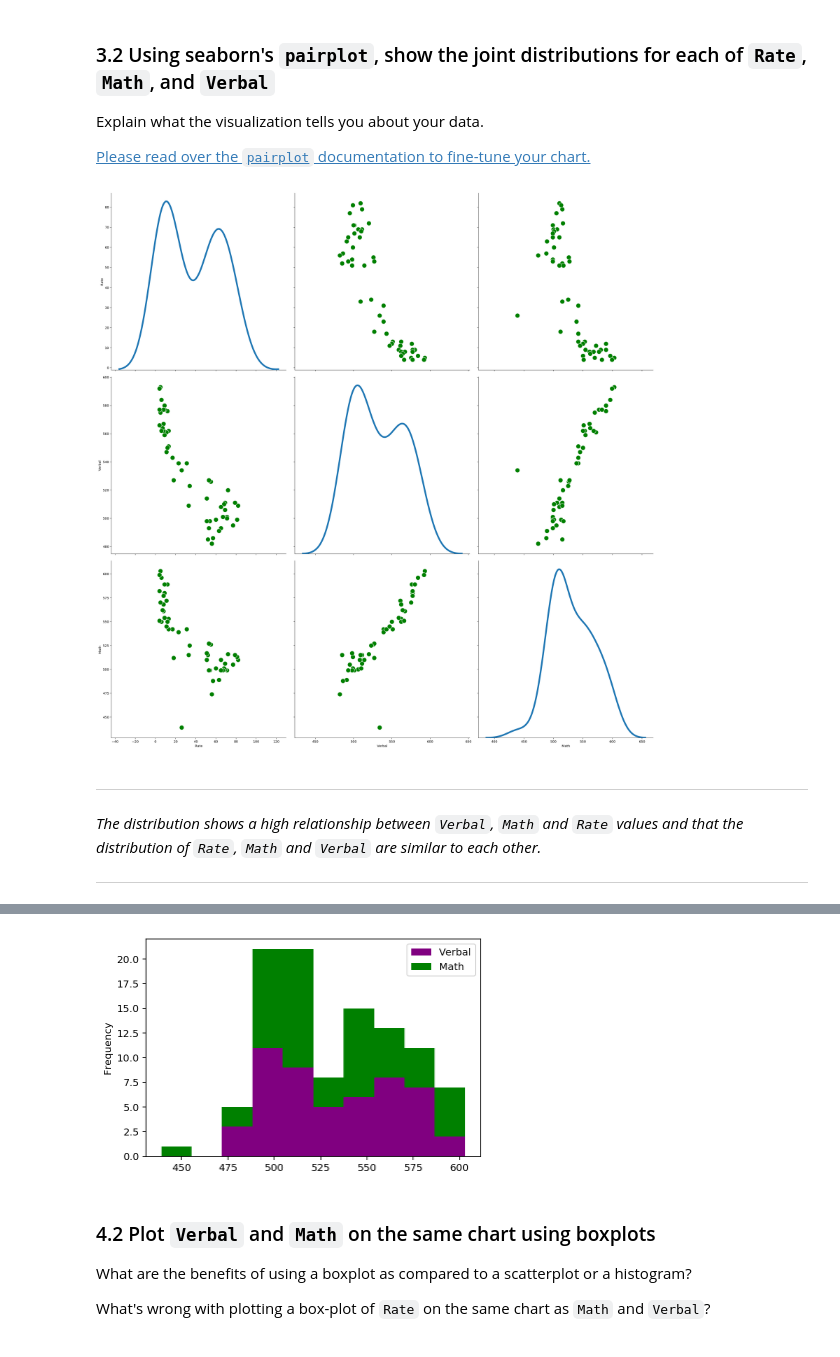
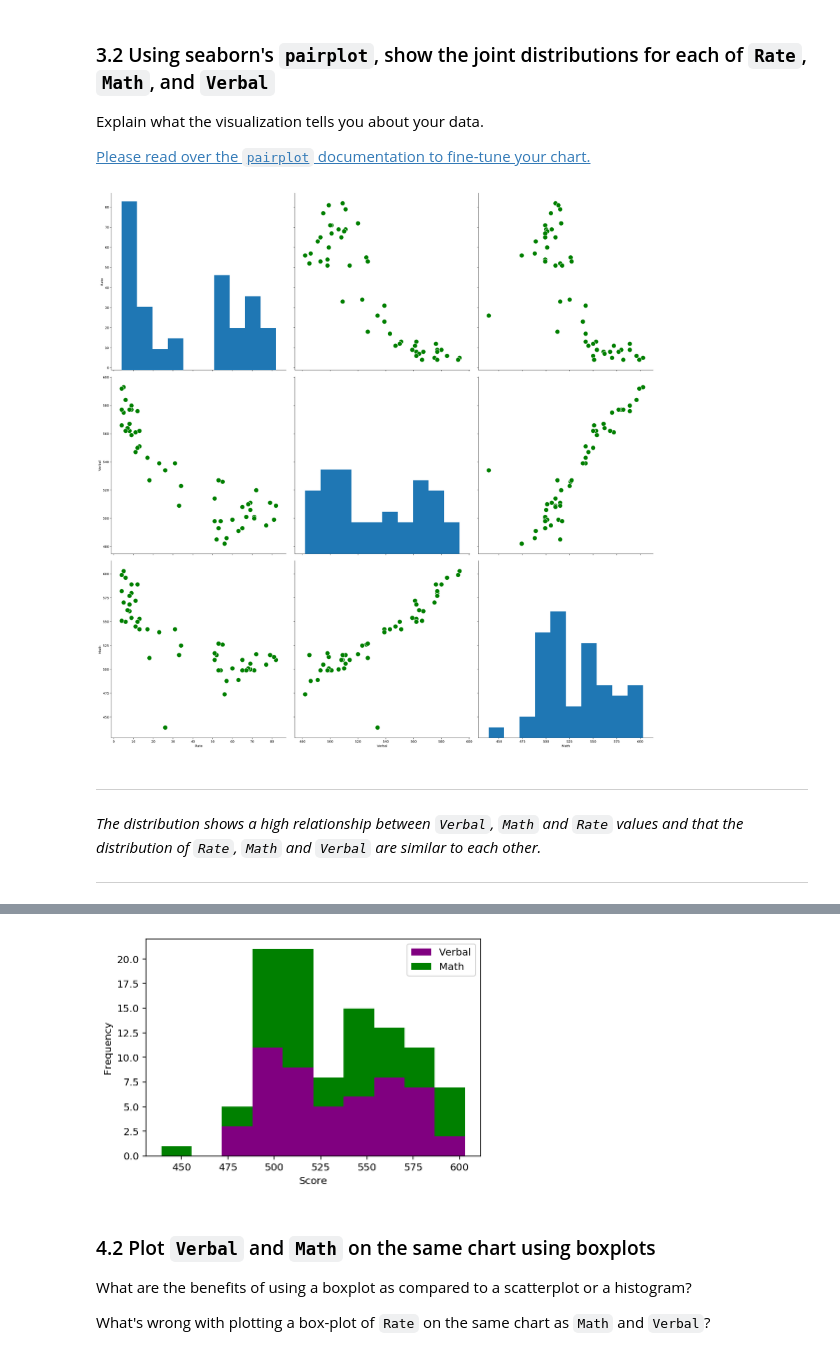
Before and after one commit to yingkh/dsi-sg-03-projects, a Jupyter notebook: project-two/kaho-project2.ipynb, the cells around one changed output, grey strips where cells are left out. Cells and saved outputs as stored; diff of their text form; code cells hidden in the pictures.

Commit message:
Add labels to some graphs.

```diff
--- a/project-two/kaho-project2.ipynb
+++ b/project-two/kaho-project2.ipynb
@@ -193,10 +195,10 @@ Explain what the visualization tells you about your data.
 
 [Please read over the `pairplot` documentation to fine-tune your chart.](https://stanford.edu/~mwaskom/software/seaborn/generated/seaborn.pairplot.html#seaborn.pairplot)
 # %%
-sns.pairplot(df_sat_scores, size=8, diag_kind="kde", plot_kws={'s':200, 'color':'green'}, diag_kws={'linewidth':5})
+sns.pairplot(df_sat_scores, size=8, diag_kind="hist", plot_kws={'s':200, 'color':'green'}, diag_kws={'linewidth':5})
 plt.show()
 # %% [output]
-[figure, old version]
+[figure, new version]
 # %% [markdown]
 ---
 _The distribution shows a high relationship between `Verbal`, `Math` and `Rate` values and that the distribution of `Rate`, `Math` and `Verbal` are similar to each other._
@@ -215,10 +217,11 @@ http://pandas.pydata.org/pandas-docs/stable/visualization.html
 
 ### 4.1 Plot a stacked histogram with `Verbal` and `Math` using pandas
 # %%
-df_sat_scores[['Verbal', 'Math']].plot.hist(stacked=True, color=['purple', 'green'])
+ax_stacked_score = df_sat_scores[['Verbal', 'Math']].plot.hist(stacked=True, color=['purple', 'green'])
+ax_stacked_score.set_xlabel('Score')
 plt.show()
 # %% [output]
-[figure, old version]
+[figure, new version]
 # %% [markdown]
 ### 4.2 Plot `Verbal` and `Math` on the same chart using boxplots
 
```
Also changed, not shown: parts of 4 cells of this notebook.
